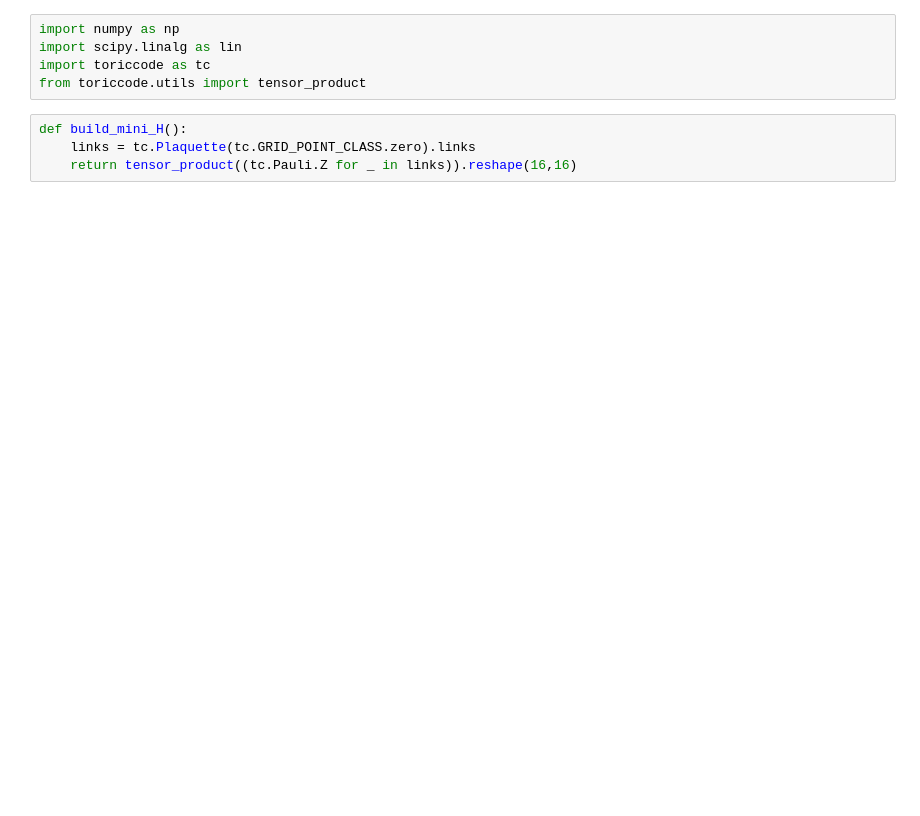
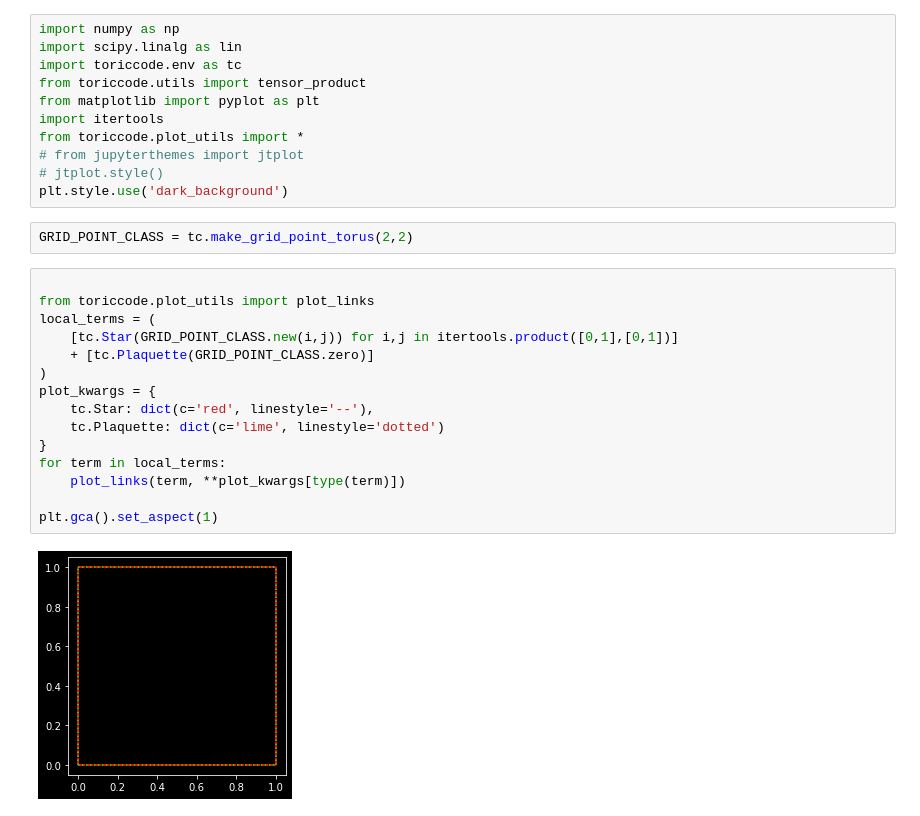
Before and after one commit to akuczala/toric-code, a Jupyter notebook: toric-code.ipynb, the cells around one changed output. Drawn from its saved outputs; the diff is of its cells as text; blank space fills up the shorter version.

```diff
--- a/toric-code.ipynb
+++ b/toric-code.ipynb
@@ -1,9 +1,30 @@
 # %%
 import numpy as np
 import scipy.linalg as lin
-import toriccode as tc
+import toriccode.env as tc
 from toriccode.utils import tensor_product
+from matplotlib import pyplot as plt
+import itertools
+from toriccode.plot_utils import *
+# from jupyterthemes import jtplot
+# jtplot.style()
+plt.style.use('dark_background')
-# %%
-def build_mini_H():
-    links = tc.Plaquette(tc.GRID_POINT_CLASS.zero).links
-    return tensor_product((tc.Pauli.Z for _ in links)).reshape(16,16)
+# %%
+GRID_POINT_CLASS = tc.make_grid_point_torus(2,2)
+# %%
+
+from toriccode.plot_utils import plot_links
+local_terms = (
+    [tc.Star(GRID_POINT_CLASS.new(i,j)) for i,j in itertools.product([0,1],[0,1])]
+    + [tc.Plaquette(GRID_POINT_CLASS.zero)]
+)
+plot_kwargs = {
+    tc.Star: dict(c='red', linestyle='--'),
+    tc.Plaquette: dict(c='lime', linestyle='dotted')
+}
+for term in local_terms:
+    plot_links(term, **plot_kwargs[type(term)])
+
+plt.gca().set_aspect(1)
+# %% [output]
+[figure, added]
```
Also changed, not shown: parts of 7 cells of this notebook, 7 other files.
